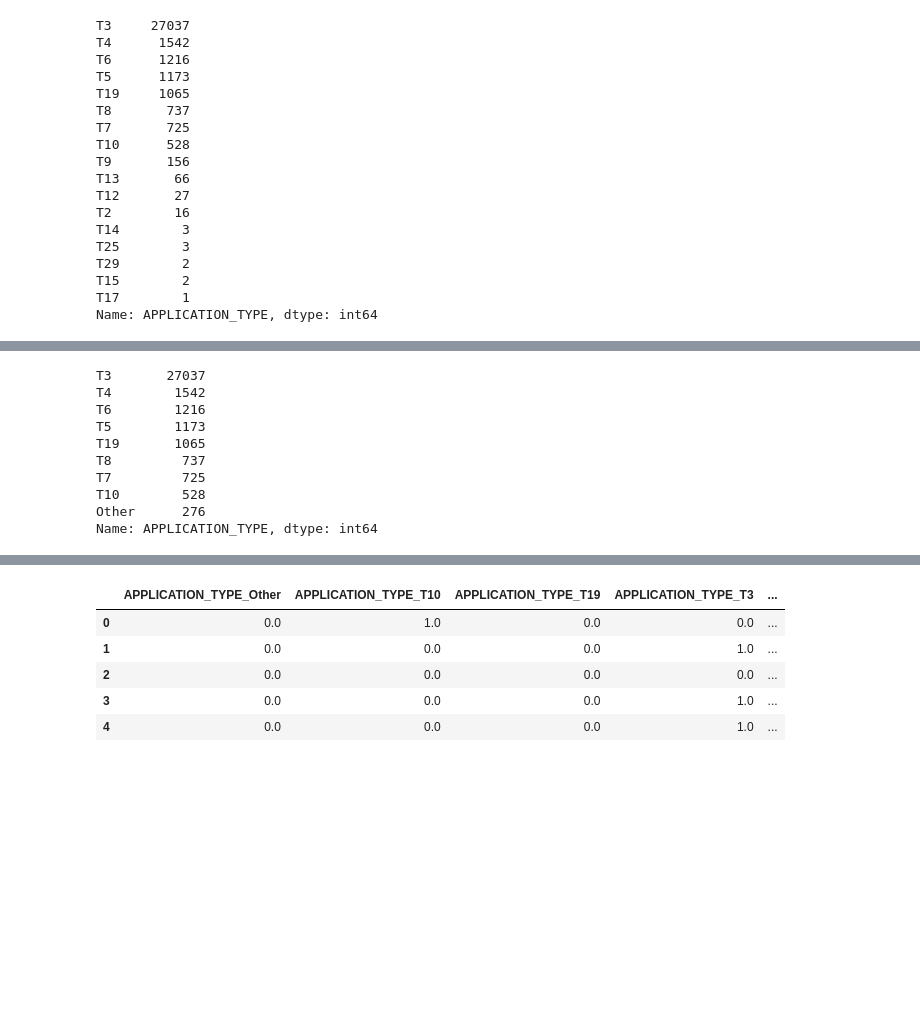
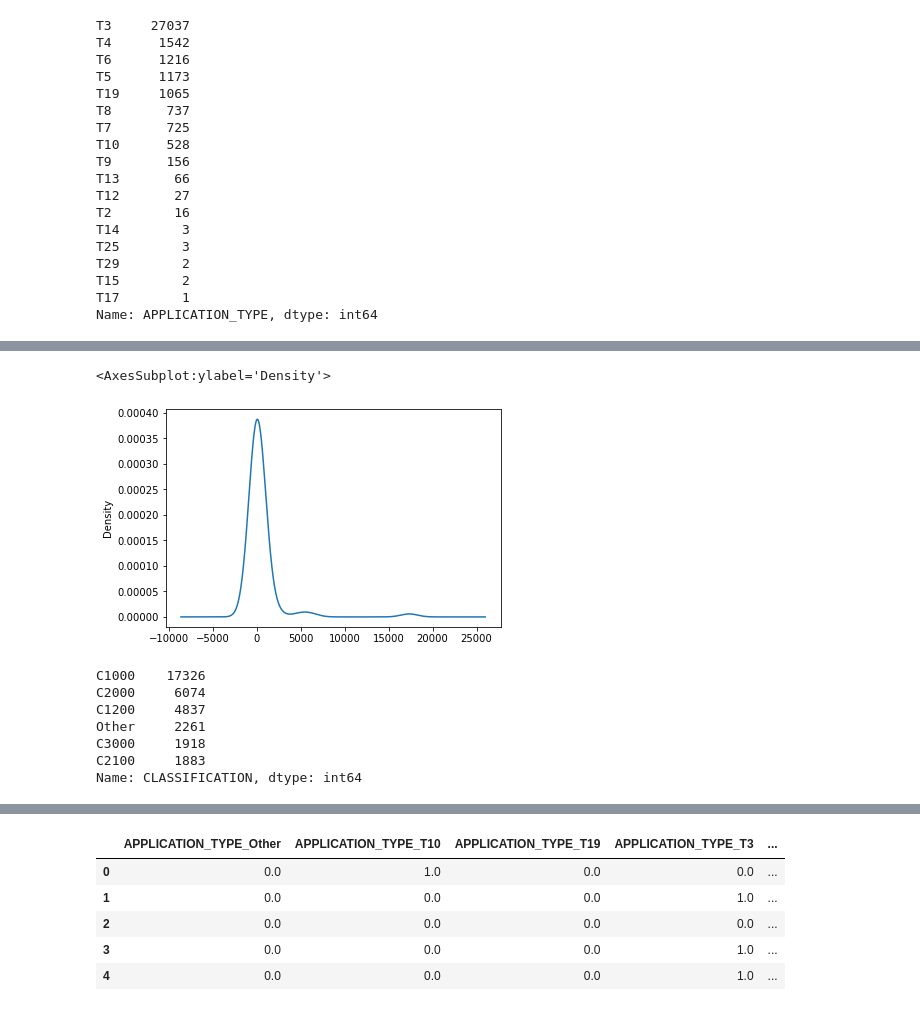
Before and after one commit to Ziyixie123/Neural_Network_Charity_Analysis, a Jupyter notebook: AlphabetSoupCharity.ipynb, the cells around one changed output, grey strips where cells are left out. Drawn from its saved outputs; the diff is of its cells as text; code cells hidden in the pictures; blank space fills up the shorter version.

```diff
--- a/AlphabetSoupCharity.ipynb
+++ b/AlphabetSoupCharity.ipynb
@@ -55,7 +55,8 @@ SPECIAL_CONSIDERATIONS     2
 dtype: int64
 # %%
 # Look at APPLICATION_TYPE value counts for binning
-#  YOUR CODE GOES HERE
+Application_type_count = application_df.APPLICATION_TYPE.value_counts()
+Application_type_count
 # %% [output]
 T3     27037
 T4      1542
@@ -83 +84,5 @@ Name: APPLICATION_TYPE, dtype: int64
 [figure]
+# %%
+# Determine which values to replace if counts are less than ...?700
+replace_application = list(Application_type_count[Application_type_count < 500].index)
+replace_application
@@ -83,0 +109,4 @@ Name: APPLICATION_TYPE, dtype: int64
+# %%
+# Look at CLASSIFICATION value counts for binning
+classification_count = application_df.CLASSIFICATION.value_counts()
+classification_count
@@ -84,21 +126,24 @@ Name: APPLICATION_TYPE, dtype: int64
+# %%
+# Visualize the value counts of CLASSIFICATION
+classification_count.plot.density()
+# %% [output]
+<AxesSubplot:ylabel='Density'>
+[figure, added]
 # %%
-# Determine which values to replace if counts are less than ...?
+# Determine which values to replace if counts are less than ..?1885
 #  YOUR CODE GOES HERE
 
 # Replace in dataframe
-for app in replace_application:
-    application_df.APPLICATION_TYPE = application_df.APPLICATION_TYPE.replace(app,"Other")
+for cls in replace_class:
+    application_df.CLASSIFICATION = application_df.CLASSIFICATION.replace(cls,"Other")
 
 # Check to make sure binning was successful
-application_df.APPLICATION_TYPE.value_counts()
+application_df.CLASSIFICATION.value_counts()
 # %% [output]
-T3       27037
-T4        1542
-T6        1216
-T5        1173
-T19       1065
-T8         737
-T7         725
-T10        528
-Other      276
-Name: APPLICATION_TYPE, dtype: int64
+C1000    17326
+C2000     6074
+C1200     4837
+Other     2261
+C3000     1918
+C2100     1883
+Name: CLASSIFICATION, dtype: int64
```
Also changed, not shown: parts of 7 cells of this notebook.
